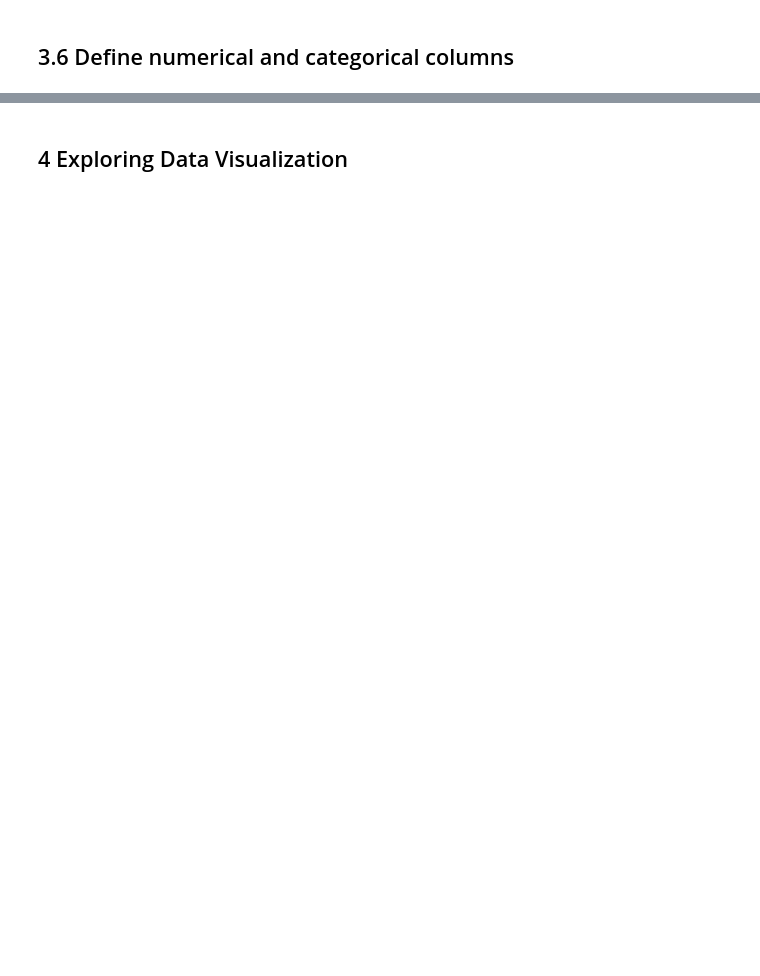
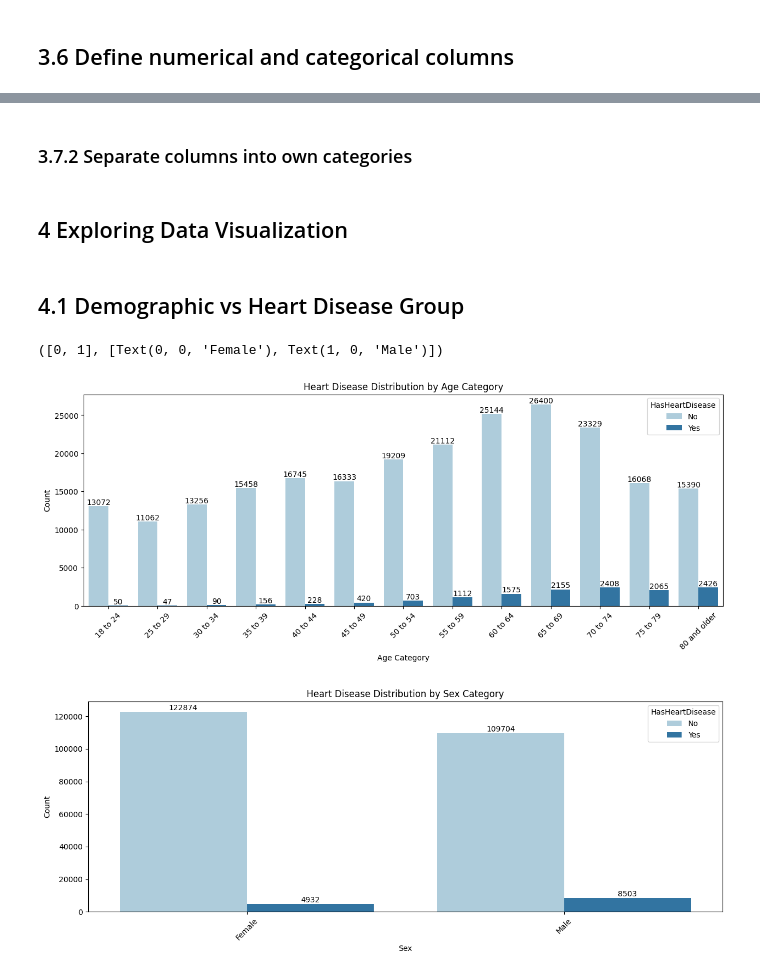
Before and after one commit to raymondcen/Heart-Disease-Predictor, a Jupyter notebook: notebook/EDA HEART DISEASE.ipynb, the cells around one changed output, grey strips where cells are left out. Saved outputs shown, nothing was run; the diff lists cells and outputs as text; code cells hidden in the pictures; blank space fills up the shorter version.

Commit message:
began data visualizations and insights

```diff
--- a/notebook/EDA HEART DISEASE.ipynb
+++ b/notebook/EDA HEART DISEASE.ipynb
@@ -30,6 +30,12 @@ warnings.filterwarnings('ignore')
 df = pd.read_csv('data/heart_2022_with_nans.csv')
 print(df.shape)
 df.head()
+
+#move and rename column
+move_col = df.pop("HadHeartAttack")
+df['HasHeartDisease'] = move_col
+
+df.head()
 # %% [output]
 (445132, 40)
 |  | State | Sex | GeneralHealth | PhysicalHealthDays | MentalHealthDays | LastCheckupTime | ... |
@@ -181,0 +264,2 @@ We have 34 categorical columns : ['State', 'Sex', 'GeneralHealth', 'LastCheckupT
+# %% [markdown]
+### 3.7.2 Separate columns into own categories
@@ -182,2 +280,58 @@ We have 34 categorical columns : ['State', 'Sex', 'GeneralHealth', 'LastCheckupT
 # %% [markdown]
 ## 4 Exploring Data Visualization
+# %% [markdown]
+## 4.1 Demographic vs Heart Disease Group
+# %%
+custom = [
+    '18 to 24',
+    '25 to 29',
+    '30 to 34',
+    '35 to 39',
+    '40 to 44',
+    '45 to 49',
+    '50 to 54',
+    '55 to 59',
+    '60 to 64',
+    '65 to 69',
+    '70 to 74',
+    '75 to 79',
+    '80 and older',
+]
+
+#Age vs Heart Disease plot
+plt.figure(figsize=(15, 5))
+ax = sns.countplot(data=df,
+              x='AgeCategory',
+              hue='HasHeartDisease',
+              order=custom,
+              palette='Paired')
+
+for container in ax.containers:     # label bar value counts
+    ax.bar_label(container, fmt='%d', label_type='edge')
+
+plt.title('Heart Disease Distribution by Age Category')
+plt.xlabel('Age Category')
+plt.ylabel('Count')
+plt.xticks(rotation=45)
+plt.show()
+
+
+#Sex vs Heart Disease
+plt.figure(figsize=(15, 5))
+ax = sns.countplot(data=df,
+              x='Sex',
+              hue='HasHeartDisease',
+              palette='Paired')
+
+for container in ax.containers:     # label bar value counts
+    ax.bar_label(container, fmt='%d', label_type='edge')
+
+plt.title('Heart Disease Distribution by Sex Category')
+plt.xlabel('Sex')
+plt.ylabel('Count')
+plt.xticks(rotation=45)
+plt.show()
+# %% [output]
+([0, 1], [Text(0, 0, 'Female'), Text(1, 0, 'Male')])
+[figure, added]
+[figure, added]
```
Also changed, not shown: parts of 16 cells of this notebook.
